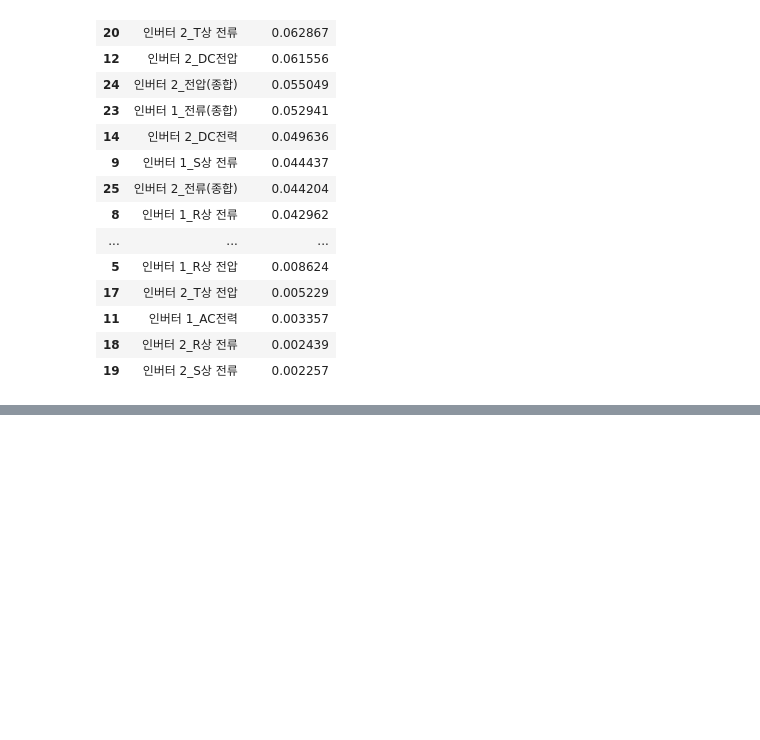
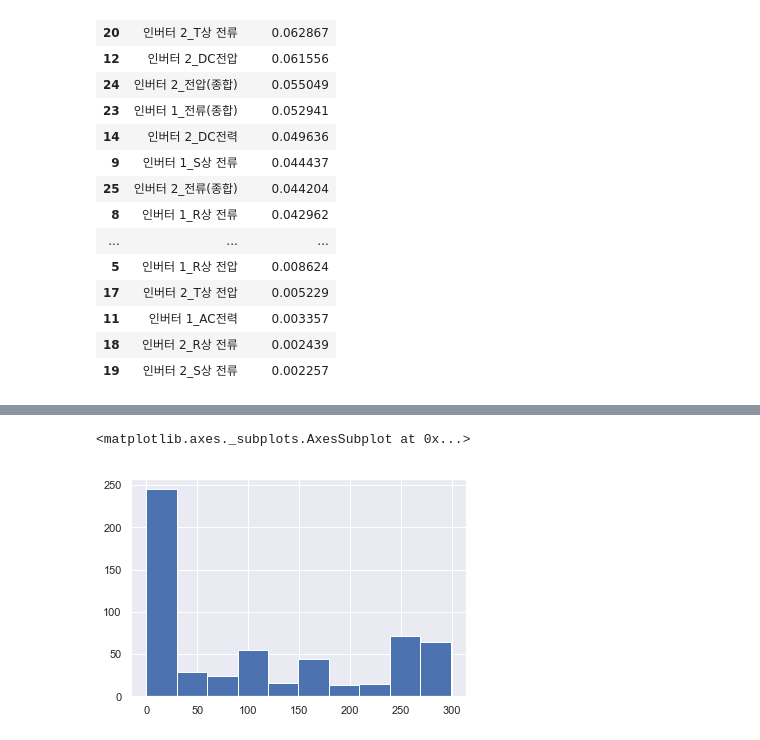
Before and after one commit to seokyeongheo/ewp-contest-2019, a Jupyter notebook: 02_EDA.ipynb, the cells around one changed output, grey strips where cells are left out. Drawn from its saved outputs; the diff is of its cells as text; code cells hidden in the pictures; blank space fills up the shorter version.

```diff
--- a/02_EDA.ipynb
+++ b/02_EDA.ipynb
@@ -493,0 +531,4 @@ feature_importance.sort_values(by='importance', ascending=False)
+# %%
+file_weather = "/Users/quartz/GoogleDrive/ewp/data_weather_02.pkl"
+data_weather = pd.read_pickle(file_weather)
+data_weather.tail()
@@ -493,0 +556,5 @@ feature_importance.sort_values(by='importance', ascending=False)
+# %%
+data_weather['일사(MJ/m^2)'].hist()
+# %% [output]
+<matplotlib.axes._subplots.AxesSubplot at 0x...>
+[figure, added]
```
Also changed, not shown: parts of 8 cells of this notebook.
